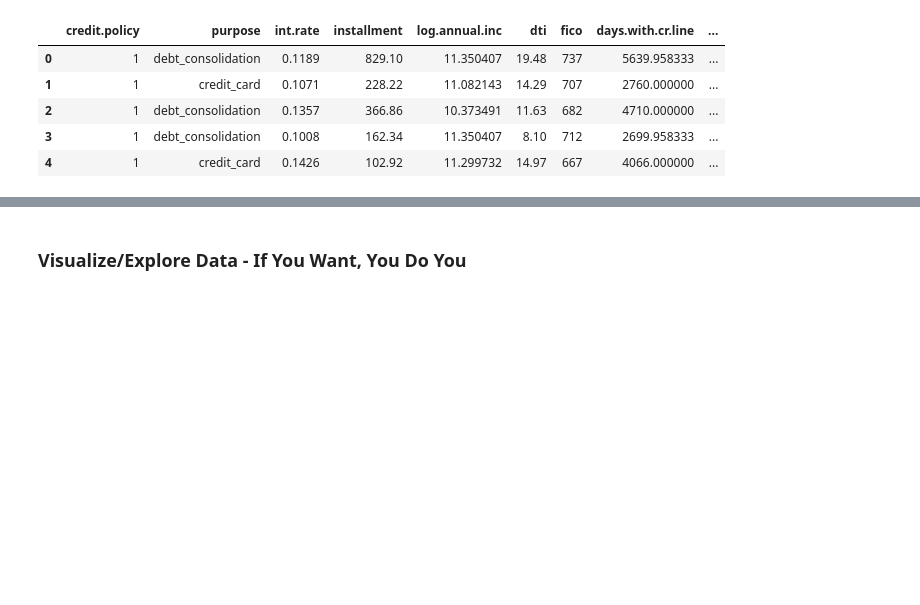
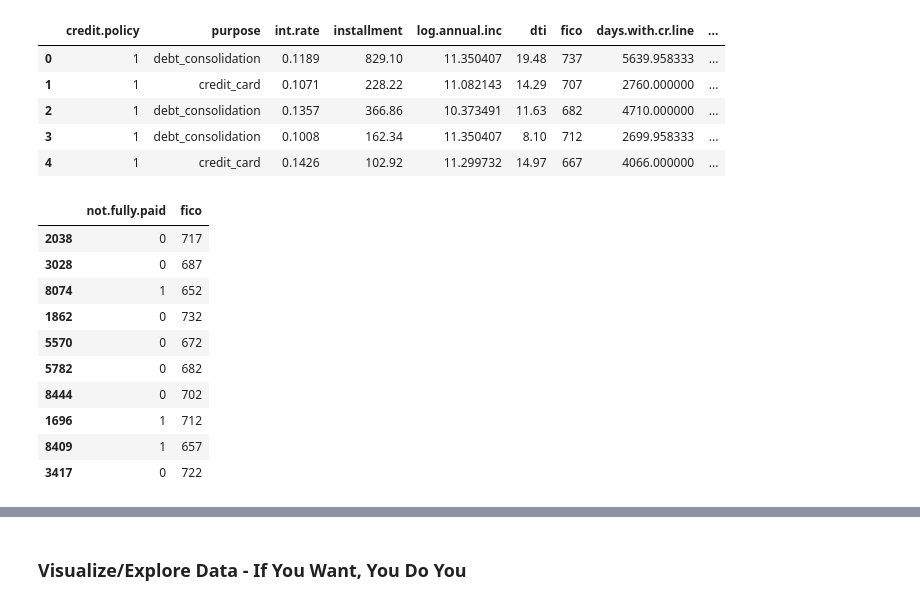
Before and after one commit to twelsah2011/DATA_3450_Quiz_2, a Jupyter notebook: quiz_2_1221_start.ipynb, the cells around one changed output, grey strips where cells are left out. Saved outputs shown, nothing was run; the diff lists cells and outputs as text; code cells hidden in the pictures; blank space fills up the shorter version.

```diff
--- a/quiz_2_1221_start.ipynb
+++ b/quiz_2_1221_start.ipynb
@@ -60,3 +60,18 @@ df.head()
 | 2 | 1 | debt_consolidation | 0.1357 | 366.86 | 10.373491 | 11.63 | 682 | 4710.000000 | ... |
 | 3 | 1 | debt_consolidation | 0.1008 | 162.34 | 11.350407 | 8.10 | 712 | 2699.958333 | ... |
 | 4 | 1 | credit_card | 0.1426 | 102.92 | 11.299732 | 14.97 | 667 | 4066.000000 | ... |
+# %%
+fico_scores1 = pd.DataFrame(df[['not.fully.paid', 'fico']])
+fico_scores1.sample(10)
+# %% [output]
+|  | not.fully.paid | fico |
+| 2038 | 0 | 717 |
+| 3028 | 0 | 687 |
+| 8074 | 1 | 652 |
+| 1862 | 0 | 732 |
+| 5570 | 0 | 672 |
+| 5782 | 0 | 682 |
+| 8444 | 0 | 702 |
+| 1696 | 1 | 712 |
+| 8409 | 1 | 657 |
+| 3417 | 0 | 722 |
```
Also changed, not shown: parts of 15 cells of this notebook.
